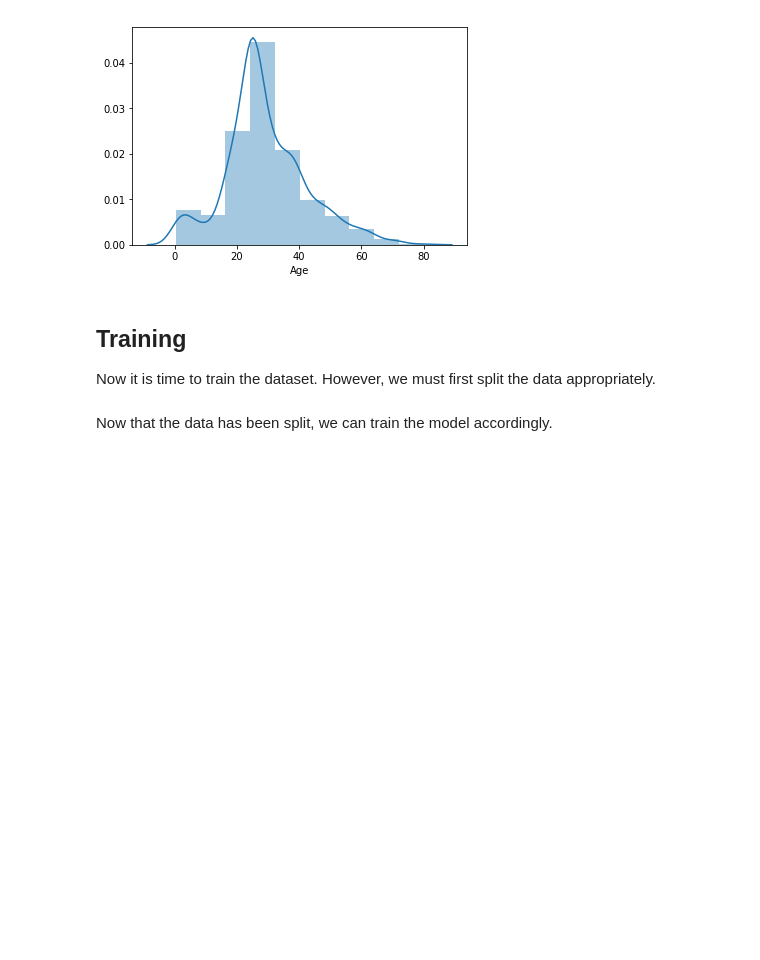
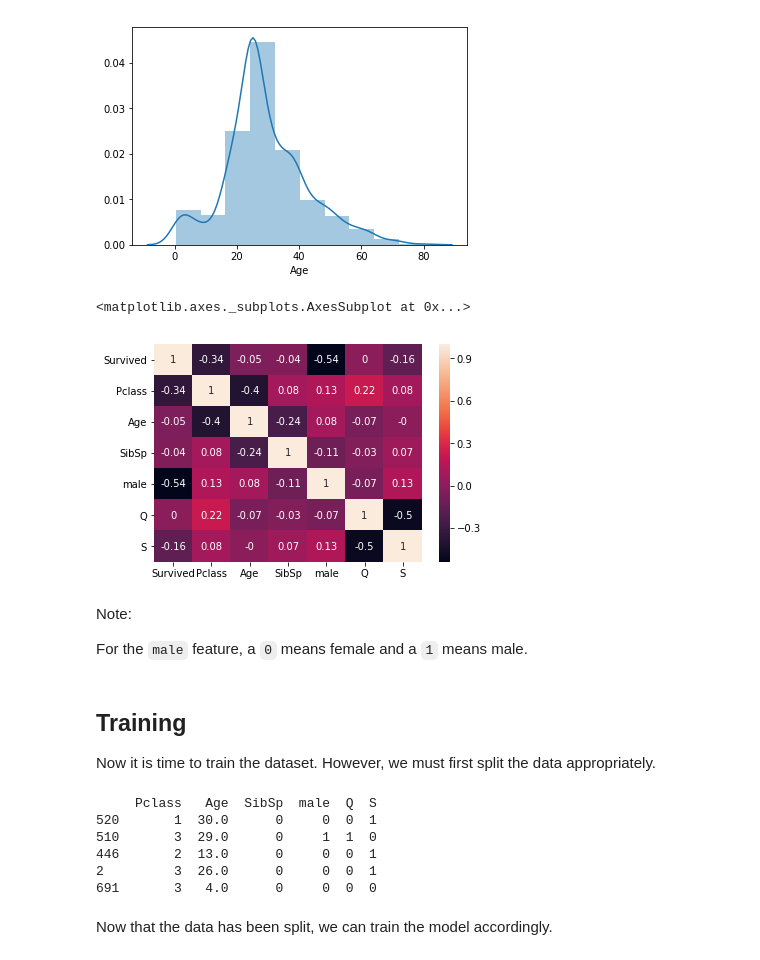
Before and after one commit to mattnappo/basic-ml, a Jupyter notebook: Notebooks/Titanic/TitanicSurvival.ipynb, the cells around one changed output. Saved outputs shown, nothing was run; the diff lists cells and outputs as text; code cells hidden in the pictures; blank space fills up the shorter version.

```diff
--- a/Notebooks/Titanic/TitanicSurvival.ipynb
+++ b/Notebooks/Titanic/TitanicSurvival.ipynb
@@ -137,13 +139,23 @@ sns.distplot(
 # %% [output]
 <matplotlib.axes._subplots.AxesSubplot at 0x...>
 [figure]
+# %%
+correlation_matrix = data.corr().round(2)
+sns.heatmap(data=correlation_matrix, annot=True)
+# %% [output]
+<matplotlib.axes._subplots.AxesSubplot at 0x...>
+[figure, added]
+# %% [markdown]
+Note:
+
+For the `male` feature, a `0` means female and a `1` means male.
 # %% [markdown]
 ## Training
 Now it is time to train the dataset. However, we must first split the data appropriately.
 # %%
 from sklearn.model_selection import train_test_split
 
-X = data
+X = data.drop('Survived', axis=1)
 y = data['Survived']
 
 X_train, X_test, y_train, y_test = train_test_split(
@@ -151,6 +163,14 @@ X_train, X_test, y_train, y_test = train_test_split(
     test_size=0.30,
     random_state=101
 )
+print(X_train.head())
+# %% [output]
+     Pclass   Age  SibSp  male  Q  S
+520       1  30.0      0     0  0  1
+510       3  29.0      0     1  1  0
+446       2  13.0      0     0  0  1
+2         3  26.0      0     0  0  1
+691       3   4.0      0     0  0  0
 # %% [markdown]
 Now that the data has been split, we can train the model accordingly.
 # %%
```
Also changed, not shown: parts of 6 cells of this notebook, 1 other file.
